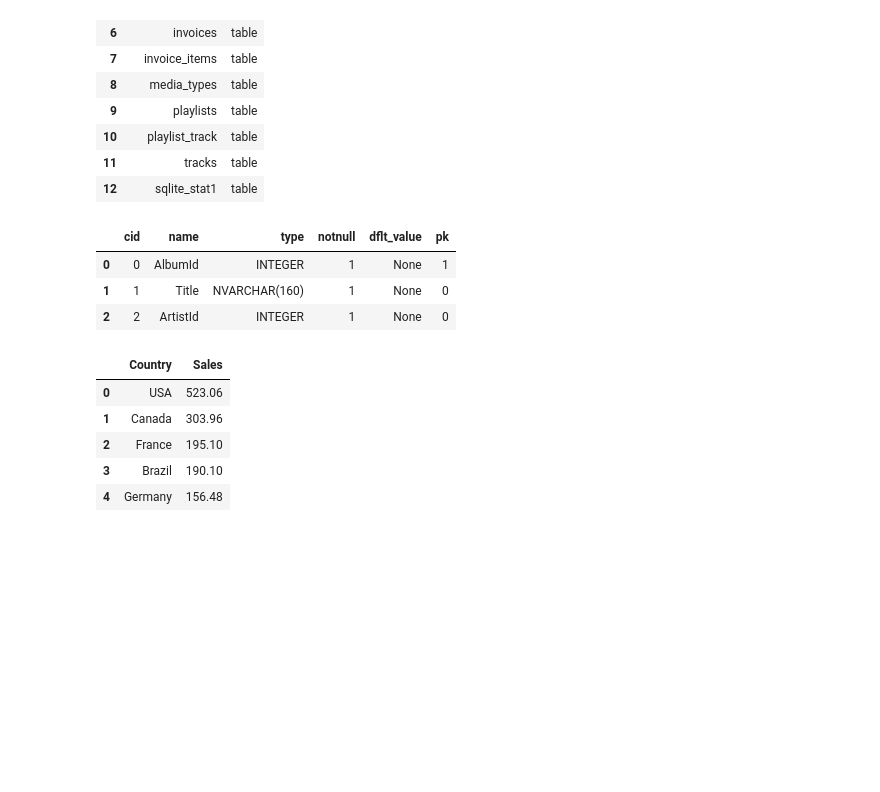
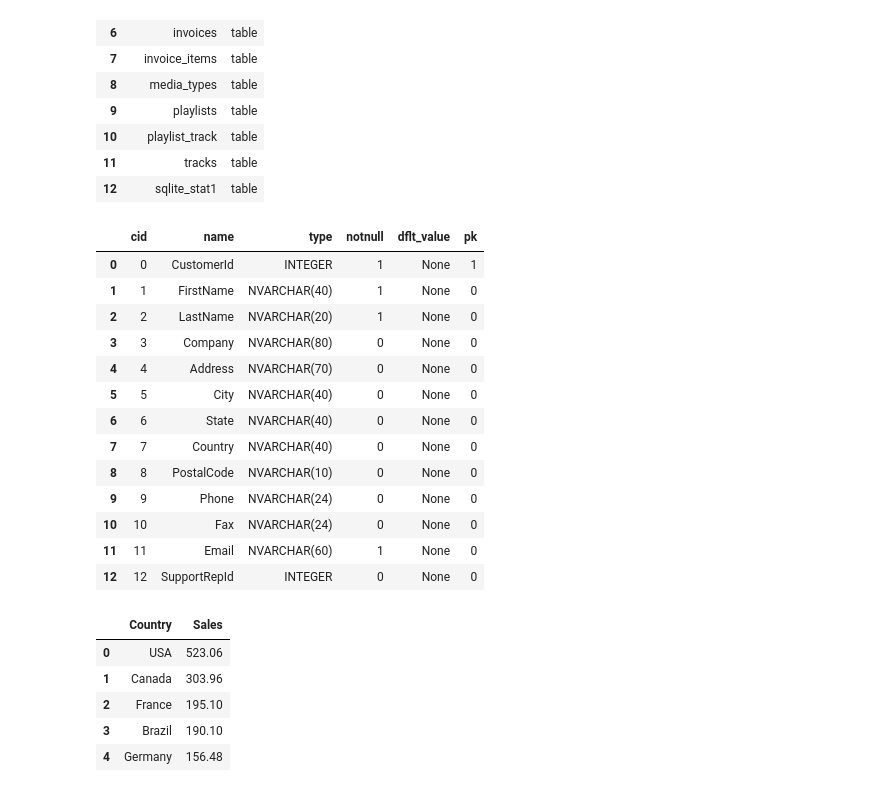
Before and after one commit to ychoi-kr/Building-LLM-Powered-Applications-ko, a Jupyter notebook: Chapter 8 - LLMs with structured data.ipynb, the cells around one changed output. Cells and saved outputs as stored; diff of their text form; code cells hidden in the pictures; blank space fills up the shorter version.

```diff
--- a/Chapter 8 - LLMs with structured data.ipynb
+++ b/Chapter 8 - LLMs with structured data.ipynb
@@ -33,13 +33,22 @@ tables
 | 11 | tracks | table |
 | 12 | sqlite_stat1 | table |
 # %%
-album_primary_keys= pd.read_sql("""PRAGMA table_info(albums);""",conn)
-album_primary_keys
+pd.read_sql("""PRAGMA table_info(customers);""",conn)
 # %% [output]
 |  | cid | name | type | notnull | dflt_value | pk |
-| 0 | 0 | AlbumId | INTEGER | 1 | None | 1 |
-| 1 | 1 | Title | NVARCHAR(160) | 1 | None | 0 |
-| 2 | 2 | ArtistId | INTEGER | 1 | None | 0 |
+| 0 | 0 | CustomerId | INTEGER | 1 | None | 1 |
+| 1 | 1 | FirstName | NVARCHAR(40) | 1 | None | 0 |
+| 2 | 2 | LastName | NVARCHAR(20) | 1 | None | 0 |
+| 3 | 3 | Company | NVARCHAR(80) | 0 | None | 0 |
+| 4 | 4 | Address | NVARCHAR(70) | 0 | None | 0 |
+| 5 | 5 | City | NVARCHAR(40) | 0 | None | 0 |
+| 6 | 6 | State | NVARCHAR(40) | 0 | None | 0 |
+| 7 | 7 | Country | NVARCHAR(40) | 0 | None | 0 |
+| 8 | 8 | PostalCode | NVARCHAR(10) | 0 | None | 0 |
+| 9 | 9 | Phone | NVARCHAR(24) | 0 | None | 0 |
+| 10 | 10 | Fax | NVARCHAR(24) | 0 | None | 0 |
+| 11 | 11 | Email | NVARCHAR(60) | 1 | None | 0 |
+| 12 | 12 | SupportRepId | INTEGER | 0 | None | 0 |
 # %%
 pd.read_sql("""
 SELECT c.country AS Country, SUM(i.total) AS Sales
```
Also changed, not shown: parts of 8 cells of this notebook.
